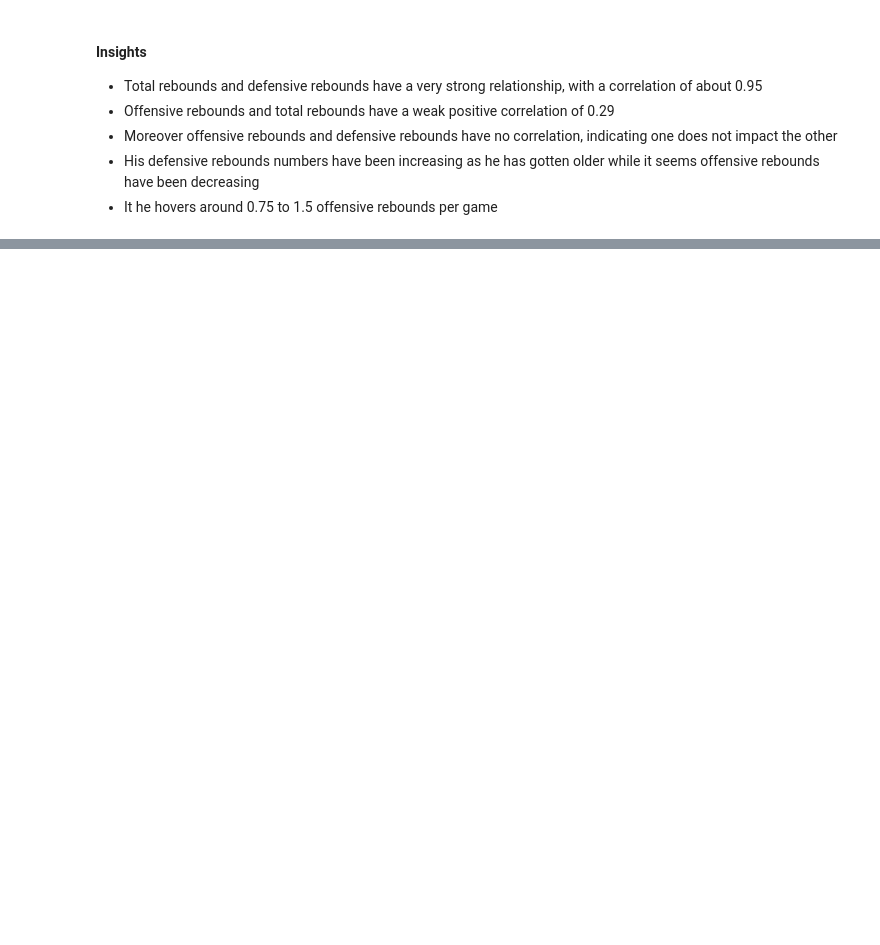
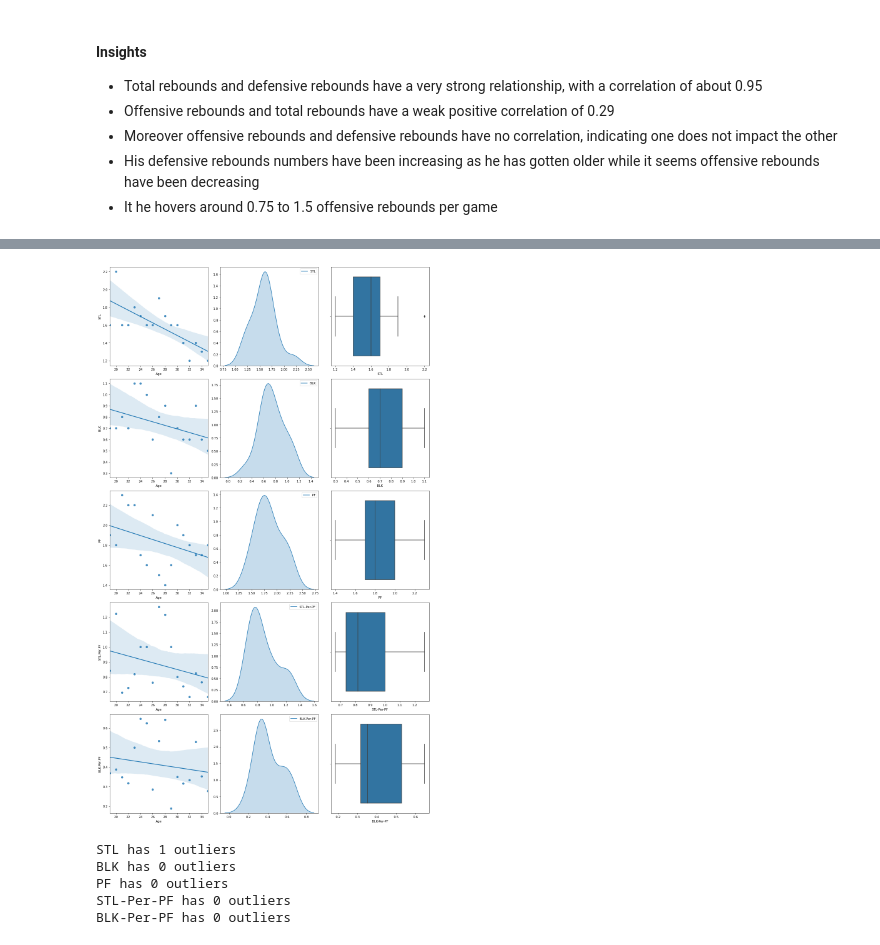
Before and after one commit to SarthakKamboj/Lebron-James-Efficiency-ML-Models, a Jupyter notebook: Data Visualization.ipynb, the cells around one changed output, grey strips where cells are left out. Saved outputs shown, nothing was run; the diff lists cells and outputs as text; code cells hidden in the pictures; blank space fills up the shorter version.

```diff
--- a/Data Visualization.ipynb
+++ b/Data Visualization.ipynb
@@ -494,0 +531,34 @@ The corr between ORB and DRB is -0.02
+# %%
+avgs_df["STL-Per-PF"] = avgs_df["STL"] / avgs_df["PF"]
+avgs_df["BLK-Per-PF"] = avgs_df["BLK"] / avgs_df["PF"]
+def_cols = ["STL","BLK","PF","STL-Per-PF","BLK-Per-PF"]
+# %%
+plt.figure(1,(15,5*len(def_cols)))
+i = 0
+for def_col in def_cols:
+    i += 1
+    ax = plt.subplot(len(def_cols),3,i)
+    sns.regplot(x="Age",y=def_col,data=avgs_df)
+
+    i += 1
+    ax = plt.subplot(len(def_cols),3,i)
+    sns.kdeplot(avgs_df[def_col],shade=True)
+
+    i += 1
+    ax = plt.subplot(len(def_cols),3,i)
+    sns.boxplot(y=def_col,data=avgs_df,orient="h")
+
+    plt.tight_layout()
+plt.show()
+# %% [output]
+[figure, added]
+# %%
+for def_col in def_cols:
+    idx = get_outlier_index(avgs_df,def_col)
+    print(f"{def_col} has {len(avgs_df.iloc[idx])} outliers")
+# %% [output]
+STL has 1 outliers
+BLK has 0 outliers
+PF has 0 outliers
+STL-Per-PF has 0 outliers
+BLK-Per-PF has 0 outliers
```
Also changed, not shown: parts of 23 cells of this notebook.
